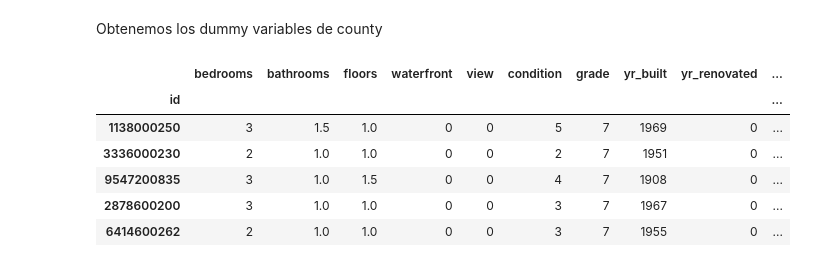
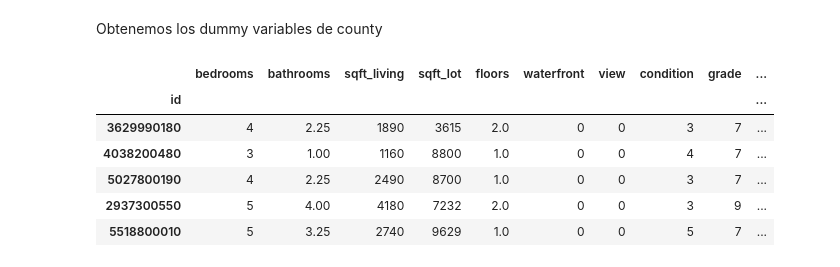
Before and after one commit to Chrissroman/house_price_washington, a Jupyter notebook: analysis/data_analysis.ipynb, the cells around one changed output. Cells and saved outputs as stored; diff of their text form; code cells hidden in the pictures.

```diff
--- a/analysis/data_analysis.ipynb
+++ b/analysis/data_analysis.ipynb
@@ -284,6 +320,9 @@ Podemos ver una relación lineal entre el `sqft_living` y el `price` del inmuebl
 Existe una viariabilidad en el precio con respecto a la peor condición y menor en condiciones cercanas al excelente. Los precios son crecientes en aquellos inmuebles que se encuentran cerca al mar. En el dataset es evidente una mayor cantidad de datos en los tramos medios.
 
 La vista tiene influencia sobre el precio, pero no parece ser significativa.
+# %%
+# Drop data that is outlier
+data.drop(outlier.index.to_list(), axis = 0, inplace = True)
 # %% [markdown]
 Veamos los datos con respecto a las habitaciones, baños y el numero de pisos.
 # %%
@@ -384,0 +495,10 @@ Podemos eliminar la longitud y latitud del set de datos.
+# %%
+# Replace Values
+age_bins = df['age_bins'].value_counts().sort_index().index.to_list()
+renovated_bins = df['renovated_bins'].value_counts().sort_index().index.to_list()
+
+age_dict = dict(zip(age_bins, range(0, 7)))
+renovated_dict = dict(zip(renovated_bins, range(0, 5)))
+
+df['age_bins'] = df['age_bins'].replace(age_dict)
+df['renovated_bins'] = df['renovated_bins'].replace(renovated_dict)
@@ -391,14 +521,9 @@ Aprovechamos y eliminamos las columnas que no nos interesa en el modelado y defi
 
 Realizamos las modificaciones en un nuevo dataframe, copia de la original.
 # %%
-# Copy data in new dataframe
-df = data.copy()
+columns = ['date', 'year', 'zipcode', 'yr_built',
+              'yr_renovated', 'age', 'renovated_age']
 
-# sqft_living and sqft_lot extended for the year 2015. in percentage
-df['living_ext'], df['lot_ext'] = (df['sqft_living15']/df['sqft_living']), (df['sqft_lot15']/df['sqft_lot'])
-
-columns = ['date', 'sqft_living', 'sqft_lot', 'sqft_above',
-       'sqft_basement', 'zipcode', 'lat', 'long',]
 
 df.drop(columns, axis = 1, inplace = True)
 df.set_index('id', inplace = True)
@@ -446,6 +571,6 @@ The Parameters mu = 540296.57 and sigma = 367359.63
 # %% [markdown]
 Podemos encontrar un claro sesgo hacia la izquierda, una larga cola hacia la derecha. Por tanto, la media se encuentra mucho mas a la izquierda que la mediana. Vemos la curva de probabilidad y podemos determinar una falta de lineraridad en sus quantiles teóricos. Sin lugar a duda es necesario realizar el ajuste.
 # %%
-# Normalize of target variable with Log(1 + x)
-df['price_transform'] = np.log1p(df['price'])
+# # Normalize of target variable with Log(1 + x)
+df['price_transform'] = df['price'].apply(lambda x: np.log1p(x))
 # %%
@@ -490,16 +615,15 @@ N° counties in DataFrame: 2
 Obtenemos los dummy variables de county
 # %%
 # Get Dummy
-prueba = df.copy()
-prueba.drop(['city', 'price'], axis = 1, inplace = True)
-prueba = pd.get_dummies(prueba, prefix_sep = '_')
-prueba.drop(['county_King County'], axis = 1, inplace = True)
-prueba.sample(5)
+df.drop(['city', 'price'], axis = 1, inplace = True)
+df = pd.get_dummies(df, prefix_sep = '_')
+df.drop(['county_King County'], axis = 1, inplace = True)
+df.sample(5)
 # %% [output]
-|  | bedrooms | bathrooms | floors | waterfront | view | condition | grade | yr_built | yr_renovated | ... |
+|  | bedrooms | bathrooms | sqft_living | sqft_lot | floors | waterfront | view | condition | grade | ... |
 | id |  |  |  |  |  |  |  |  |  | ... |
-| 1138000250 | 3 | 1.5 | 1.0 | 0 | 0 | 5 | 7 | 1969 | 0 | ... |
-| 3336000230 | 2 | 1.0 | 1.0 | 0 | 0 | 2 | 7 | 1951 | 0 | ... |
-| 9547200835 | 3 | 1.0 | 1.5 | 0 | 0 | 4 | 7 | 1908 | 0 | ... |
-| 2878600200 | 3 | 1.0 | 1.0 | 0 | 0 | 3 | 7 | 1967 | 0 | ... |
-| 6414600262 | 2 | 1.0 | 1.0 | 0 | 0 | 3 | 7 | 1955 | 0 | ... |
+| 3629990180 | 4 | 2.25 | 1890 | 3615 | 2.0 | 0 | 0 | 3 | 7 | ... |
+| 4038200480 | 3 | 1.00 | 1160 | 8800 | 1.0 | 0 | 0 | 4 | 7 | ... |
+| 5027800190 | 4 | 2.25 | 2490 | 8700 | 1.0 | 0 | 0 | 3 | 7 | ... |
+| 2937300550 | 5 | 4.00 | 4180 | 7232 | 2.0 | 0 | 0 | 3 | 9 | ... |
+| 5518800010 | 5 | 3.25 | 2740 | 9629 | 1.0 | 0 | 0 | 5 | 7 | ... |
```
Also changed, not shown: parts of 48 cells of this notebook, 2 other files.
